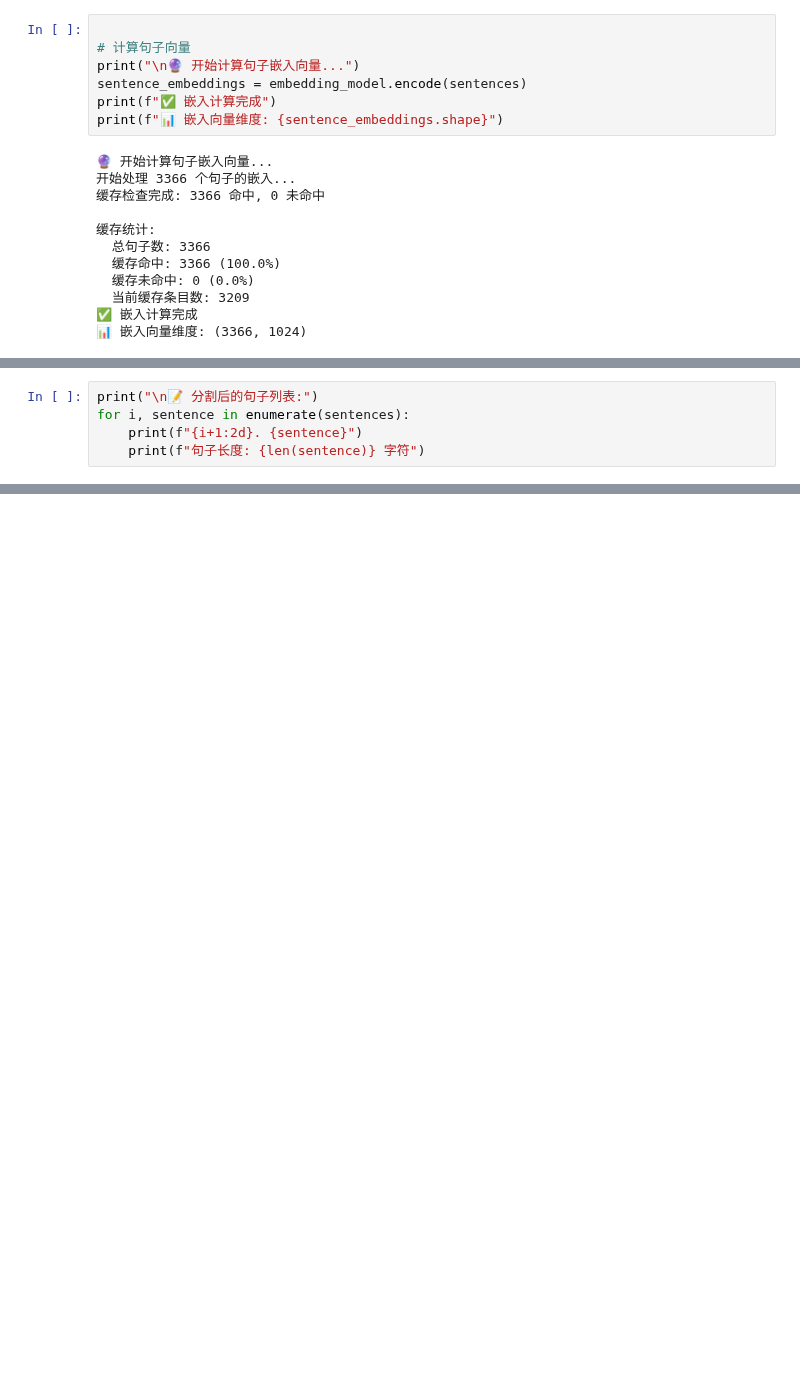
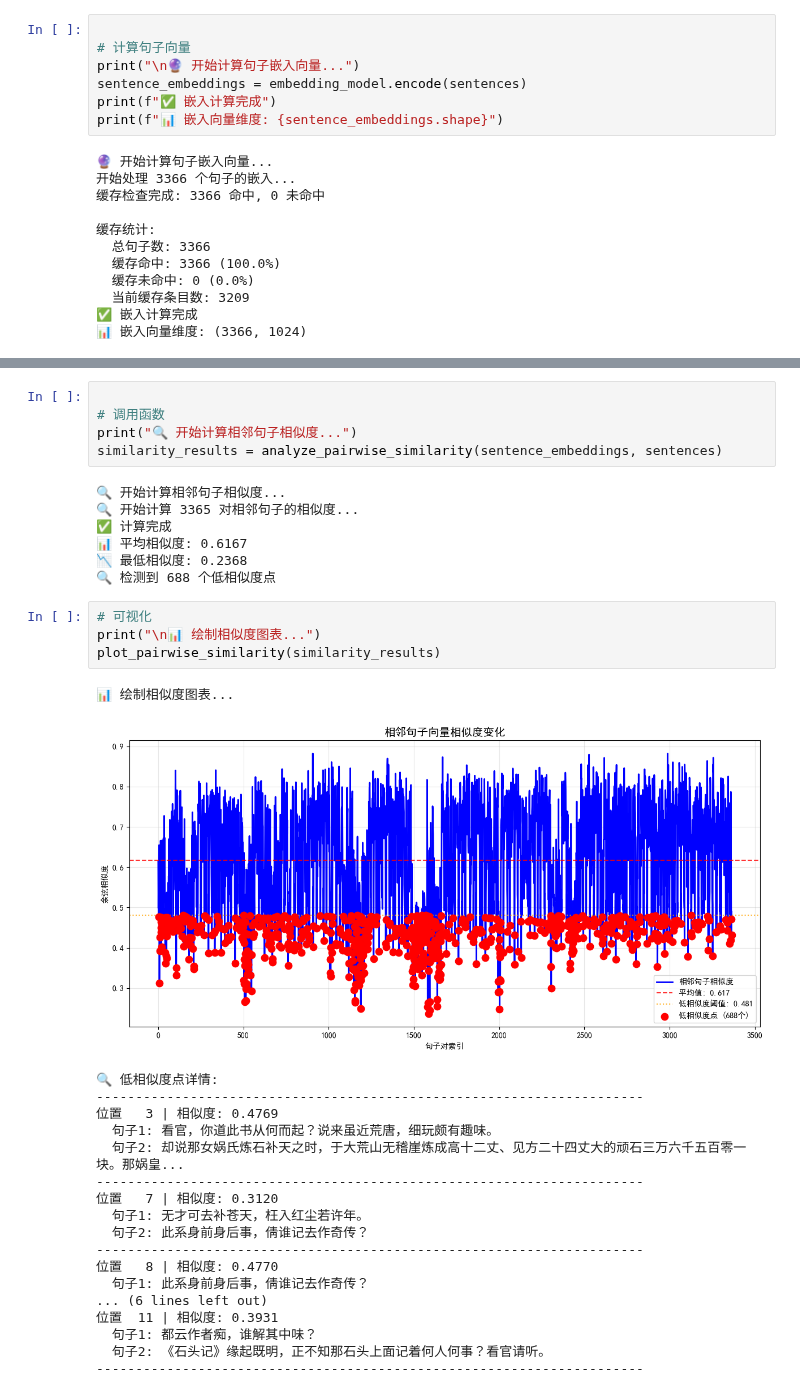
Before and after one commit to li-xiu-qi/XiaokeAILabs, a Jupyter notebook: datas/test_semantic_splitter/semantic_similarity_analysis.ipynb, the cells around one changed output, grey strips where cells are left out. Drawn from its saved outputs; the diff is of its cells as text; blank space fills up the shorter version.

```diff
--- a/datas/test_semantic_splitter/semantic_similarity_analysis.ipynb
+++ b/datas/test_semantic_splitter/semantic_similarity_analysis.ipynb
@@ -229,5 +221,0 @@ print(f"📈 相似度矩阵形状: {similarity_matrix.shape}")
-# %%
-print("\n📝 分割后的句子列表:")
-for i, sentence in enumerate(sentences):
-    print(f"{i+1:2d}. {sentence}")
-    print(f"句子长度: {len(sentence)} 字符")
@@ -985,0 +323,36 @@ NameError: name 'eval_df' is not defined
+# %%
+
+# 调用函数
+print("🔍 开始计算相邻句子相似度...")
+similarity_results = analyze_pairwise_similarity(sentence_embeddings, sentences)
+# %% [output]
+🔍 开始计算相邻句子相似度...
+🔍 开始计算 3365 对相邻句子的相似度...
+✅ 计算完成
+📊 平均相似度: 0.6167
+📉 最低相似度: 0.2368
+🔍 检测到 688 个低相似度点
+# %%
+# 可视化
+print("\n📊 绘制相似度图表...")
+plot_pairwise_similarity(similarity_results)
+# %% [output]
+📊 绘制相似度图表...
+[figure, added]
+🔍 低相似度点详情:
+----------------------------------------------------------------------
+位置   3 | 相似度: 0.4769
+  句子1: 看官，你道此书从何而起？说来虽近荒唐，细玩颇有趣味。
+  句子2: 却说那女娲氏炼石补天之时，于大荒山无稽崖炼成高十二丈、见方二十四丈大的顽石三万六千五百零一块。那娲皇...
+----------------------------------------------------------------------
+位置   7 | 相似度: 0.3120
+  句子1: 无才可去补苍天，枉入红尘若许年。
+  句子2: 此系身前身后事，倩谁记去作奇传？
+----------------------------------------------------------------------
+位置   8 | 相似度: 0.4770
+  句子1: 此系身前身后事，倩谁记去作奇传？
+... (6 lines left out)
+位置  11 | 相似度: 0.3931
+  句子1: 都云作者痴，谁解其中味？
+  句子2: 《石头记》缘起既明，正不知那石头上面记着何人何事？看官请听。
+----------------------------------------------------------------------
```
Also changed, not shown: parts of 23 cells of this notebook, 51 other files.
